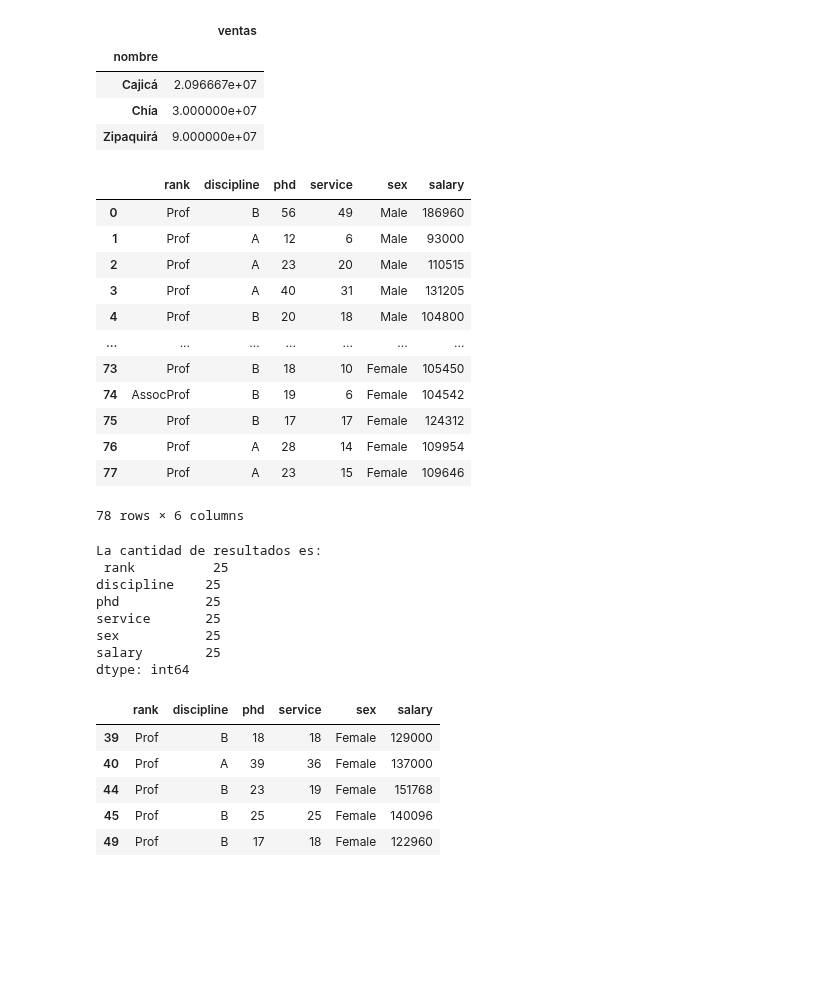
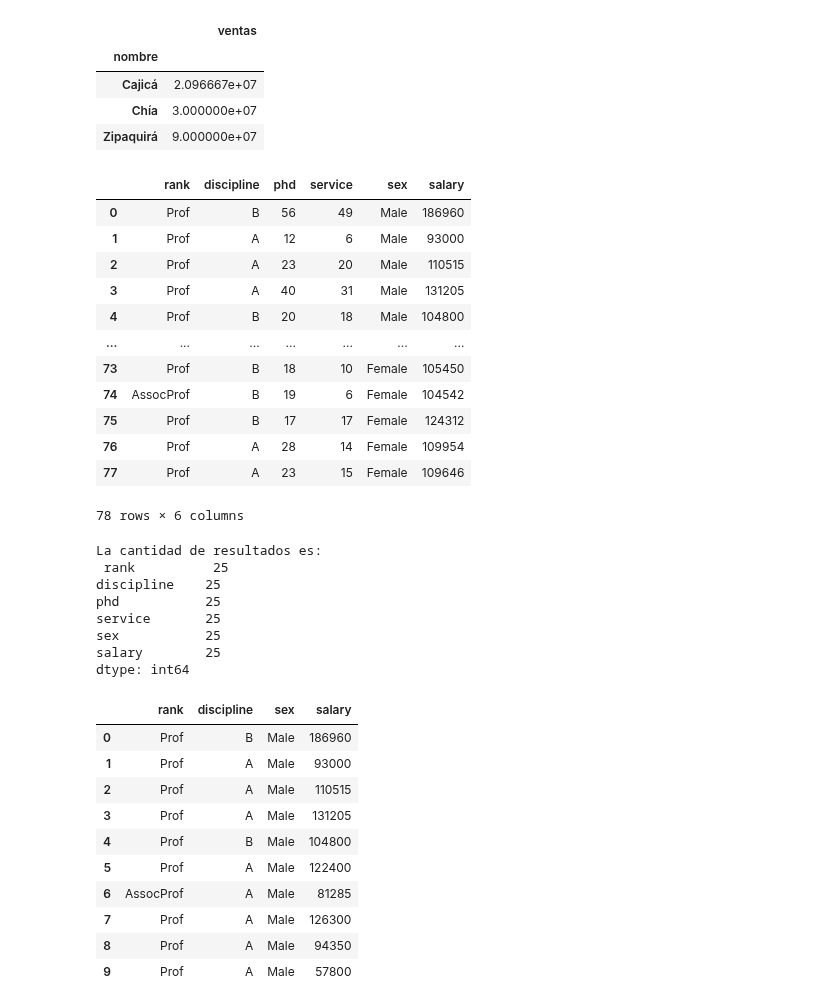
Before and after one commit to justoneye/Bootcamp-IA-G84, a Jupyter notebook: Semana4.ipynb, the cells around one changed output. Cells and saved outputs as stored; diff of their text form; code cells hidden in the pictures; blank space fills up the shorter version.

```diff
--- a/Semana4.ipynb
+++ b/Semana4.ipynb
@@ -401,37 +401,66 @@ display(df)
 df_1 = df[df['salary']>120000]
 df_1.head()
 print("La cantidad de resultados es:\n", df_1.count())
 
 
-# Crear subconjunto filtrando las mujeres con los salarios mayores a USD $120.000
+# Crear subconjunto filtrando las mujeres con los salarios mayores a $120.000
 
 df_2 = df[(df['salary']>120000) & (df['sex']=='Female')]
 df_2.head()
+
+
+# Crear subconjunto filtrando las mujeres con los salarios mayores entre $120.000 a $140.000
+
+df_3 = df[(df['salary']>120000) & (df['salary']<140000) & (df['sex']=='Female')]
+df_3.head()
+
+
+# Crear un subconjunto con dos columas
+
+df_4 = df[['rank', 'salary']]
+df_4.head()
+
+
+# Filtrado de segmentación por localización de rangos de filas (A:B) o columnas [A, B, C, D]
+
+df_5 = df.iloc[10:20, [0, 3, 4, 5]]
+df_5.head()
+
+
+# Filtrado de segmentación para ver 10 primeras filas y columnas discipline, sex, salary
+
+resultado = df.iloc[0:10, [0, 1, 4, 5]]
+resultado.head(10)
 # %% [output]
 |  | rank | discipline | phd | service | sex | salary |
 | 0 | Prof | B | 56 | 49 | Male | 186960 |
 | 1 | Prof | A | 12 | 6 | Male | 93000 |
 | 2 | Prof | A | 23 | 20 | Male | 110515 |
 | 3 | Prof | A | 40 | 31 | Male | 131205 |
 | 4 | Prof | B | 20 | 18 | Male | 104800 |
 | ... | ... | ... | ... | ... | ... | ... |
 | 73 | Prof | B | 18 | 10 | Female | 105450 |
 | 74 | AssocProf | B | 19 | 6 | Female | 104542 |
 | 75 | Prof | B | 17 | 17 | Female | 124312 |
 | 76 | Prof | A | 28 | 14 | Female | 109954 |
 | 77 | Prof | A | 23 | 15 | Female | 109646 |
 78 rows × 6 columns
 La cantidad de resultados es:
  rank          25
 discipline    25
 phd           25
 service       25
 sex           25
 salary        25
 dtype: int64
-|  | rank | discipline | phd | service | sex | salary |
-| 39 | Prof | B | 18 | 18 | Female | 129000 |
-| 40 | Prof | A | 39 | 36 | Female | 137000 |
-| 44 | Prof | B | 23 | 19 | Female | 151768 |
-| 45 | Prof | B | 25 | 25 | Female | 140096 |
-| 49 | Prof | B | 17 | 18 | Female | 122960 |
+|  | rank | discipline | sex | salary |
+| 0 | Prof | B | Male | 186960 |
+| 1 | Prof | A | Male | 93000 |
+| 2 | Prof | A | Male | 110515 |
+| 3 | Prof | A | Male | 131205 |
+| 4 | Prof | B | Male | 104800 |
+| 5 | Prof | A | Male | 122400 |
+| 6 | AssocProf | A | Male | 81285 |
+| 7 | Prof | A | Male | 126300 |
+| 8 | Prof | A | Male | 94350 |
+| 9 | Prof | A | Male | 57800 |
```
